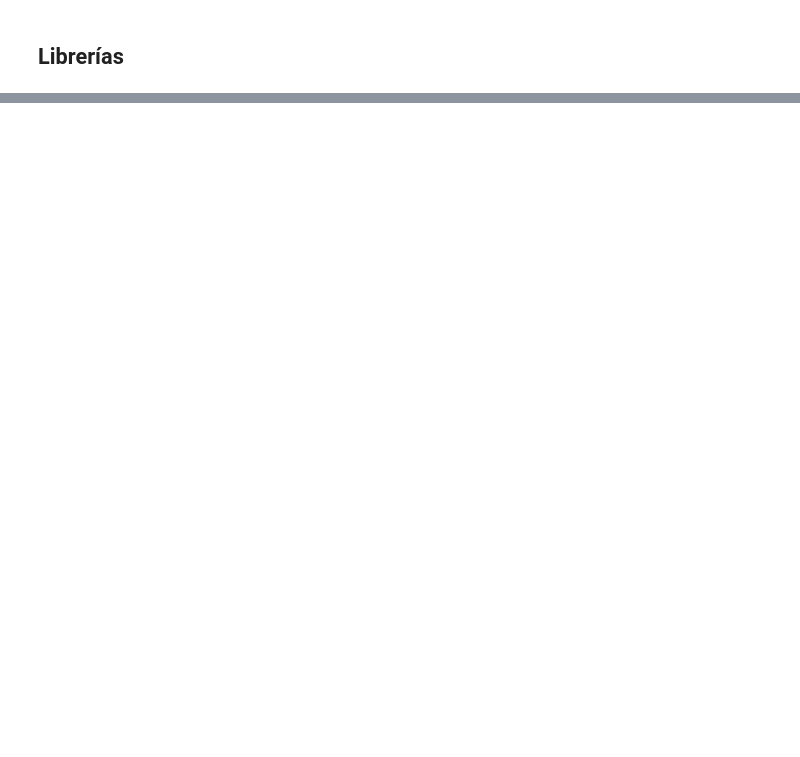
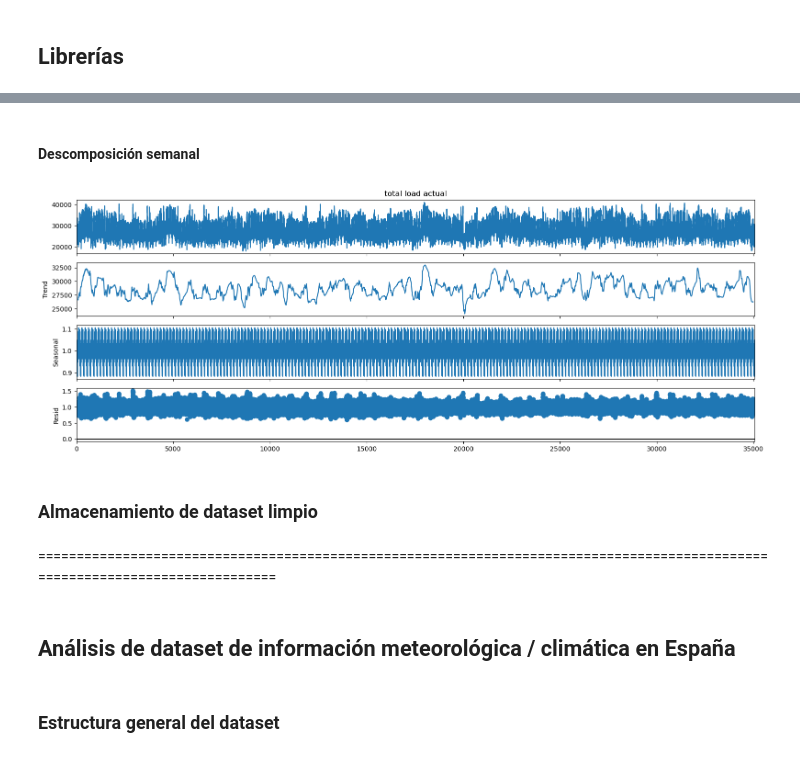
Before and after one commit to pablofem/TFM, a Jupyter notebook: tfm-2024-ucm-pablo-marroquin.ipynb, the cells around one changed output, grey strips where cells are left out. Saved outputs shown, nothing was run; the diff lists cells and outputs as text; code cells hidden in the pictures; blank space fills up the shorter version.

```diff
--- a/tfm-2024-ucm-pablo-marroquin.ipynb
+++ b/tfm-2024-ucm-pablo-marroquin.ipynb
@@ -259,0 +177,10 @@ complete_results_df.to_csv("results/results.csv", index=False)
+# %% [markdown]
+####
+**Descomposición semanal**
+# %%
+input_data = energy["total load actual"].fillna(method="ffill")
+make_seasonal_decomposition(input_data, model='multiplicative', period=7*24)
+# %% [output]
+[figure, added]
+# %% [markdown]
+### **Almacenamiento de dataset limpio**
@@ -259,0 +189,6 @@ complete_results_df.to_csv("results/results.csv", index=False)
+# %% [markdown]
+==============================================================================================================================
+# %% [markdown]
+## **Análisis de dataset de información meteorológica / climática en España**
+# %% [markdown]
+### **Estructura general del dataset**
```
Also changed, not shown: parts of 89 cells of this notebook.
